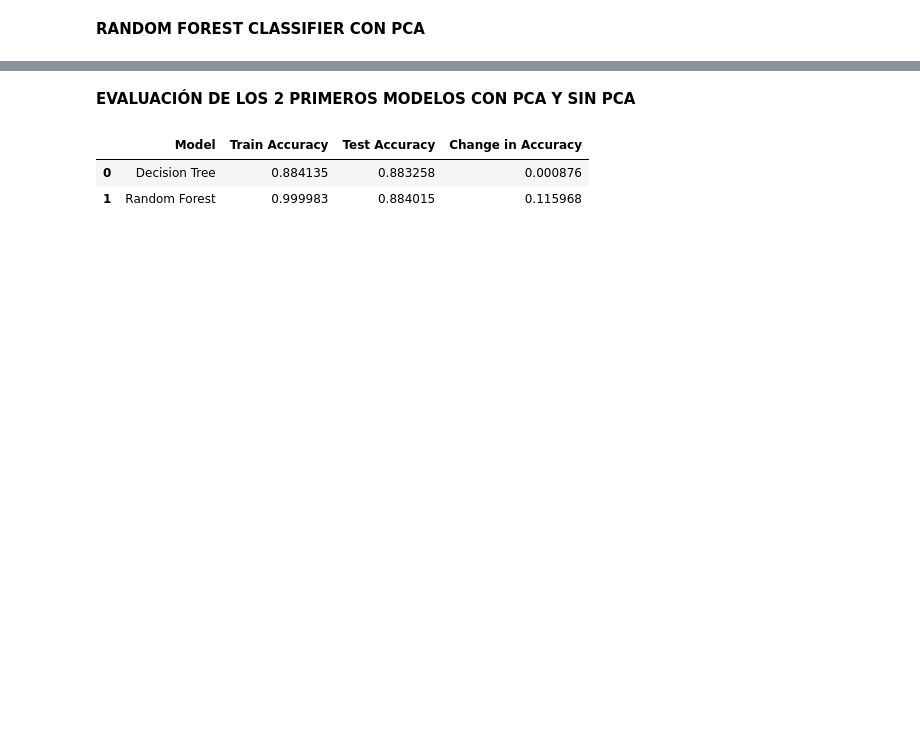
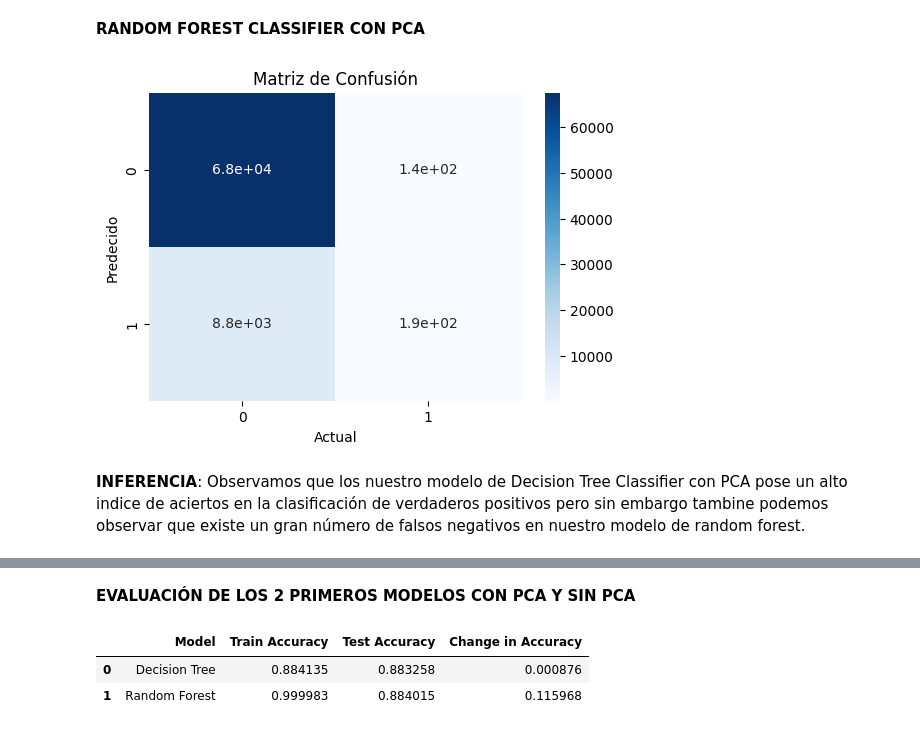
Before and after one commit to alexdaniel-23/Loan-Default-Prediction-Dataset, a Jupyter notebook: morosidad_prestamos.ipynb, the cells around one changed output, grey strips where cells are left out. Cells and saved outputs as stored; diff of their text form; code cells hidden in the pictures; blank space fills up the shorter version.

```diff
--- a/morosidad_prestamos.ipynb
+++ b/morosidad_prestamos.ipynb
@@ -724,3 +749,15 @@ rf_test_accuracy = accuracy_score(y_test, rf_test_pred)
 #-------------------------------------------------------------------
 train_accuracy_list.append(rf_train_accuracy)
 test_accuracy_list.append(rf_test_accuracy)
+# %%
+plt.figure(figsize=(6,4))
+sns.heatmap(confusion_matrix(y_test,rf_test_pred),annot=True,cmap="Blues")
+plt.xlabel("Actual")
+plt.ylabel("Predecido")
+plt.title("Matriz de Confusión")
+plt.show()
+# %% [output]
+[figure, added]
+# %% [markdown]
+**INFERENCIA**:
+Observamos que los nuestro modelo de Decision Tree Classifier con PCA pose un alto indice de aciertos en la clasificación de verdaderos positivos pero sin embargo tambine podemos observar que existe un gran número de falsos negativos en nuestro modelo de random forest.
```
Also changed, not shown: parts of 8 cells of this notebook.
